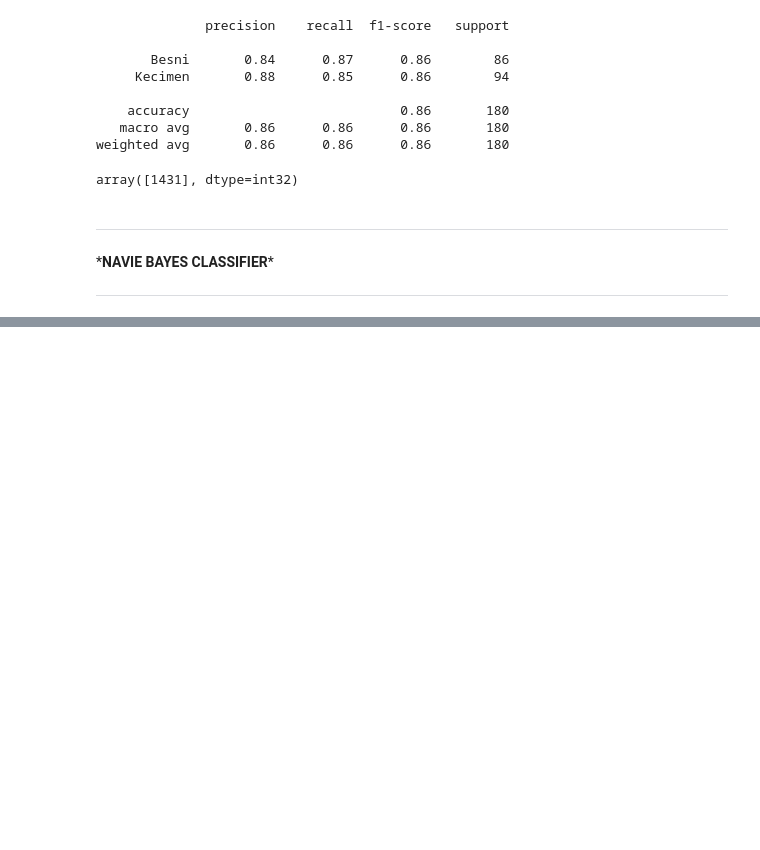
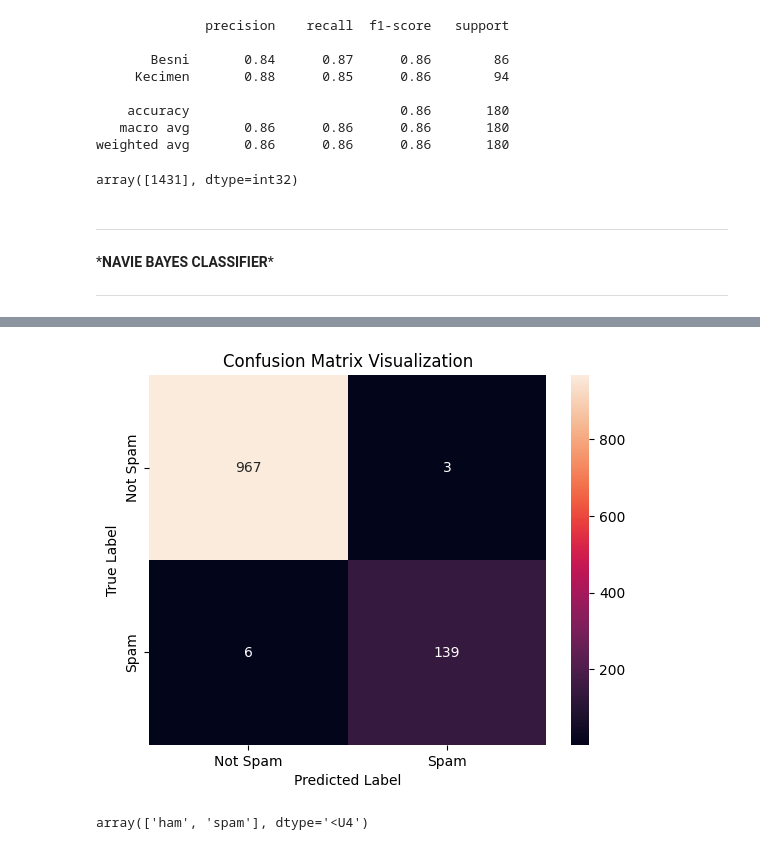
Before and after one commit to Vijayrrs485/Ruff-Stuff, a Jupyter notebook: ML_Classification.ipynb, the cells around one changed output, grey strips where cells are left out. Drawn from its saved outputs; the diff is of its cells as text; code cells hidden in the pictures; blank space fills up the shorter version.

```diff
--- a/ML_Classification.ipynb
+++ b/ML_Classification.ipynb
@@ -248,0 +268,4 @@ array([1431], dtype=int32)
+# %%
+from sklearn.model_selection import train_test_split
+X_train, X_test, y_train, y_test = train_test_split(df.Message,df.Category, test_size=0.2, random_state=5)
+X_train[2]
@@ -248,0 +274,8 @@ array([1431], dtype=int32)
+# %%
+### Feature Engineering: Convert Text into Vector
+from sklearn.feature_extraction.text import CountVectorizer
+v = CountVectorizer()
+X_train_count = v.fit_transform(X_train.values)
+X_test_count = v.transform(X_test.values)
+
+X_train_count.toarray()[:2]
@@ -248,0 +289,5 @@ array([1431], dtype=int32)
+# %%
+### Train a Model Using Naive Bayes
+from sklearn.naive_bayes import MultinomialNB
+model = MultinomialNB()
+model.fit(X_train_count,y_train)
@@ -248,0 +296,6 @@ array([1431], dtype=int32)
+# %%
+### Model Evaluation: Precision, Recall and F1-Score
+from sklearn.metrics import classification_report
+y_pred = model.predict(X_test_count)
+report = classification_report(y_test, y_pred)
+print(report)
@@ -248,0 +311,22 @@ array([1431], dtype=int32)
+# %%
+### Model Evaluation: Confusion Matrix
+from sklearn.metrics import confusion_matrix
+import seaborn as sns
+from matplotlib import pyplot as plt
+
+cm = confusion_matrix(y_test, y_pred)
+sns.heatmap(cm, annot=True, fmt="d", xticklabels=['Not Spam', 'Spam'], yticklabels=['Not Spam', 'Spam'])
+plt.xlabel('Predicted Label')
+plt.ylabel('True Label')
+plt.title('Confusion Matrix Visualization')
+plt.show()
+# %% [output]
+[figure, added]
+# %%
+### Prediction on Sample Emails
+emails = ['Hey mohan, can we get together to watch footbal game tomorrow?',
+            'Upto 20% discount on parking, exclusive offer just for you. Dont miss this reward!']
+emails_count = v.transform(emails)
+model.predict(emails_count)
+# %% [output]
+array(['ham', 'spam'], dtype='<U4')
```
Also changed, not shown: parts of 20 cells of this notebook.
